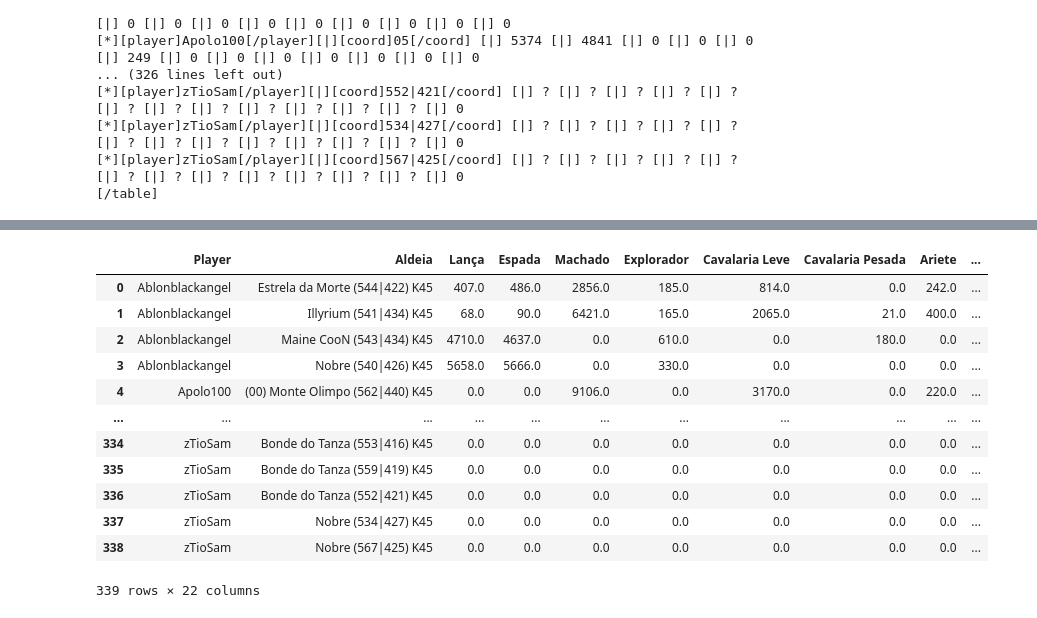
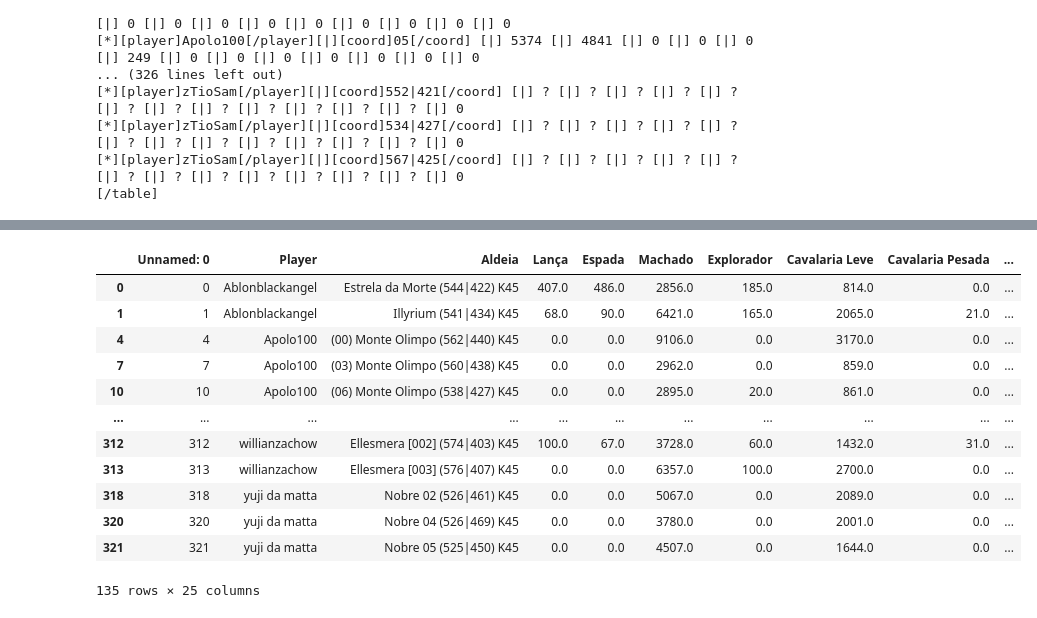
Before and after one commit to rencesar/TWData, a Jupyter notebook: Untitled.ipynb, the cells around one changed output, grey strips where cells are left out. Drawn from its saved outputs; the diff is of its cells as text; code cells hidden in the pictures.

```diff
--- a/Untitled.ipynb
+++ b/Untitled.ipynb
@@ -94,7 +94,7 @@ print(text_to_forum)
 # %%
 df.to_excel('tropas_tribo.xlsx')
 # %%
-%pip install openpyxl
+df = pd.read_excel('tropas_tribo.xlsx')
 # %%
 df.convert_dtypes().dtypes
 # %% [output]
@@ -160,24 +162,35 @@ df['Porcentagem Tropas Defesa'] = (df['Total Tropas Defesa'] / df['Total Tropas'
 # %%
 df['Tipo Aldeia'] = pd.cut(df['Porcentagem Tropas Ataque'], 3, labels=['Defesa', 'Misto', 'Ataque'])
 # %%
-bins_bb = pd.IntervalIndex.from_tuples([(1000, 3000), (3001, 5000), (5000, 7000), (7001, np.inf)])
-df['BB Qtd'] = pd.cut(df['Machado'].values, bins_bb, labels=["Poucas", "Meio Full", "Quase Full", "Full"])
+labels = ["Poucas", "Meio Full", "Quase Full", "Full"]
 
-bins_cl = pd.IntervalIndex.from_tuples([(0, 500), (501, 1500), (1501, 2500), (2501, np.inf)])
-df['BB Qtd'] = pd.cut(df['Cavalaria Leve'].values, bins_cl, labels=["Poucas", "Meio Full", "Quase Full", "Full"])
+bins_bb = pd.IntervalIndex.from_tuples([(999, 3000), (3000, 5000), (5000, 7000), (7000, np.inf)])
+bb_qtd = pd.cut(df['Machado'].values, bins_bb)
+bb_qtd= bb_qtd.rename_categories(labels)
+df['BB Qtd'] = bb_qtd
+
+bins_cl = pd.IntervalIndex.from_tuples([(0, 500), (500, 1500), (1500, 2500), (2500, np.inf)])
+cl_qtd = pd.cut(df['Cavalaria Leve'].values, bins_cl)
+cl_qtd= cl_qtd.rename_categories(labels)
+df['CL Qtd'] = cl_qtd
+
+bins_cl = pd.IntervalIndex.from_tuples([(0, 100), (100, 200), (200, 299), (299, np.inf)])
+cl_qtd = pd.cut(df['Ariete'].values, bins_cl)
+cl_qtd= cl_qtd.rename_categories(labels)
+df['Ariete Qtd'] = cl_qtd
 # %%
-df
+df[df['Tipo Aldeia'] == 'Ataque']
 # %% [output]
-|  | Player | Aldeia | Lança | Espada | Machado | Explorador | Cavalaria Leve | Cavalaria Pesada | Ariete | ... |
-| 0 | Ablonblackangel | Estrela da Morte (544|422) K45 | 407.0 | 486.0 | 2856.0 | 185.0 | 814.0 | 0.0 | 242.0 | ... |
-| 1 | Ablonblackangel | Illyrium (541|434) K45 | 68.0 | 90.0 | 6421.0 | 165.0 | 2065.0 | 21.0 | 400.0 | ... |
-| 2 | Ablonblackangel | Maine CooN (543|434) K45 | 4710.0 | 4637.0 | 0.0 | 610.0 | 0.0 | 180.0 | 0.0 | ... |
-| 3 | Ablonblackangel | Nobre (540|426) K45 | 5658.0 | 5666.0 | 0.0 | 330.0 | 0.0 | 0.0 | 0.0 | ... |
-| 4 | Apolo100 | (00) Monte Olimpo (562|440) K45 | 0.0 | 0.0 | 9106.0 | 0.0 | 3170.0 | 0.0 | 220.0 | ... |
+|  | Unnamed: 0 | Player | Aldeia | Lança | Espada | Machado | Explorador | Cavalaria Leve | Cavalaria Pesada | ... |
+| 0 | 0 | Ablonblackangel | Estrela da Morte (544|422) K45 | 407.0 | 486.0 | 2856.0 | 185.0 | 814.0 | 0.0 | ... |
+| 1 | 1 | Ablonblackangel | Illyrium (541|434) K45 | 68.0 | 90.0 | 6421.0 | 165.0 | 2065.0 | 21.0 | ... |
+| 4 | 4 | Apolo100 | (00) Monte Olimpo (562|440) K45 | 0.0 | 0.0 | 9106.0 | 0.0 | 3170.0 | 0.0 | ... |
+| 7 | 7 | Apolo100 | (03) Monte Olimpo (560|438) K45 | 0.0 | 0.0 | 2962.0 | 0.0 | 859.0 | 0.0 | ... |
+| 10 | 10 | Apolo100 | (06) Monte Olimpo (538|427) K45 | 0.0 | 0.0 | 2895.0 | 20.0 | 861.0 | 0.0 | ... |
 | ... | ... | ... | ... | ... | ... | ... | ... | ... | ... | ... |
-| 334 | zTioSam | Bonde do Tanza (553|416) K45 | 0.0 | 0.0 | 0.0 | 0.0 | 0.0 | 0.0 | 0.0 | ... |
-| 335 | zTioSam | Bonde do Tanza (559|419) K45 | 0.0 | 0.0 | 0.0 | 0.0 | 0.0 | 0.0 | 0.0 | ... |
-| 336 | zTioSam | Bonde do Tanza (552|421) K45 | 0.0 | 0.0 | 0.0 | 0.0 | 0.0 | 0.0 | 0.0 | ... |
-| 337 | zTioSam | Nobre (534|427) K45 | 0.0 | 0.0 | 0.0 | 0.0 | 0.0 | 0.0 | 0.0 | ... |
-| 338 | zTioSam | Nobre (567|425) K45 | 0.0 | 0.0 | 0.0 | 0.0 | 0.0 | 0.0 | 0.0 | ... |
+| 312 | 312 | willianzachow | Ellesmera [002] (574|403) K45 | 100.0 | 67.0 | 3728.0 | 60.0 | 1432.0 | 31.0 | ... |
+| 313 | 313 | willianzachow | Ellesmera [003] (576|407) K45 | 0.0 | 0.0 | 6357.0 | 100.0 | 2700.0 | 0.0 | ... |
+| 318 | 318 | yuji da matta | Nobre 02 (526|461) K45 | 0.0 | 0.0 | 5067.0 | 0.0 | 2089.0 | 0.0 | ... |
+| 320 | 320 | yuji da matta | Nobre 04 (526|469) K45 | 0.0 | 0.0 | 3780.0 | 0.0 | 2001.0 | 0.0 | ... |
+| 321 | 321 | yuji da matta | Nobre 05 (525|450) K45 | 0.0 | 0.0 | 4507.0 | 0.0 | 1644.0 | 0.0 | ... |
-339 rows × 22 columns
+135 rows × 25 columns
```
Also changed, not shown: parts of 9 cells of this notebook.
